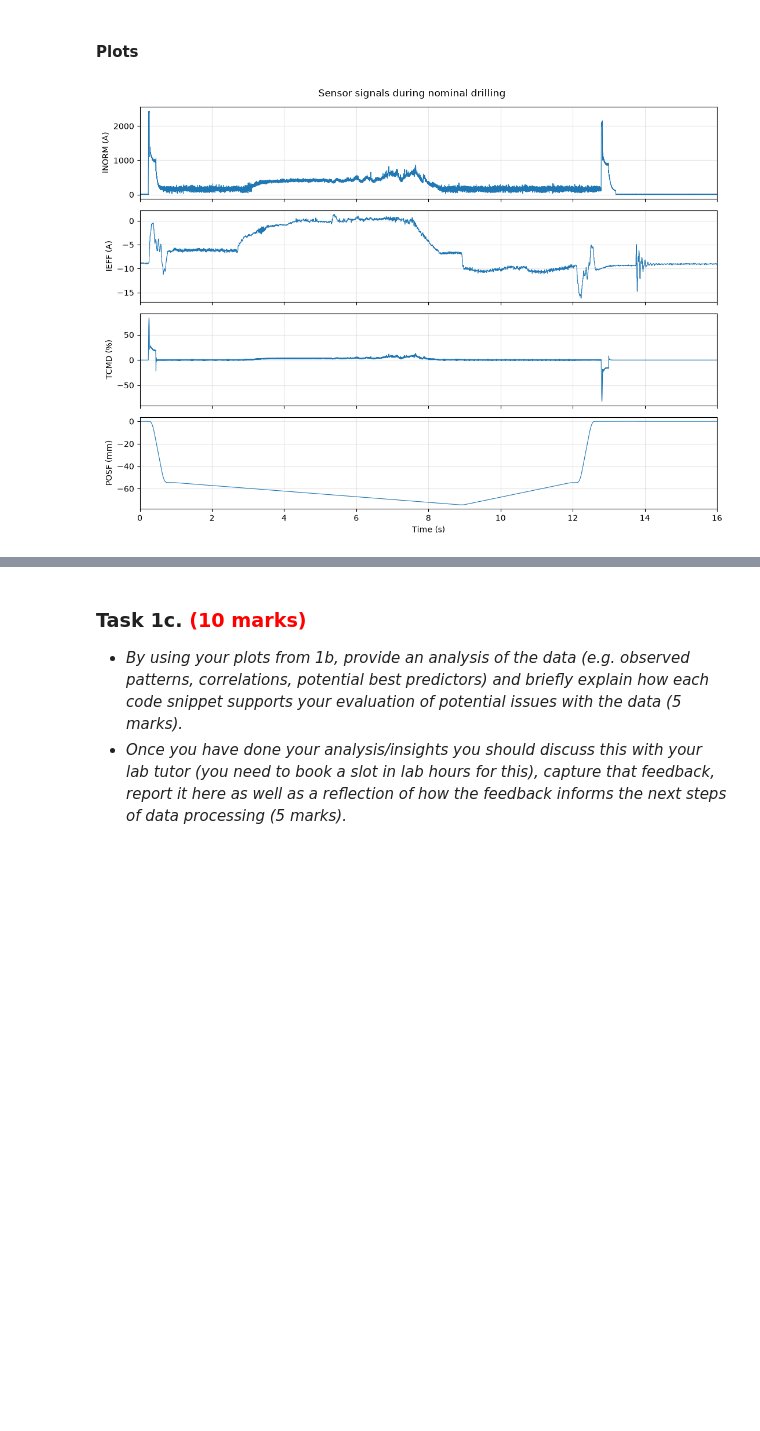
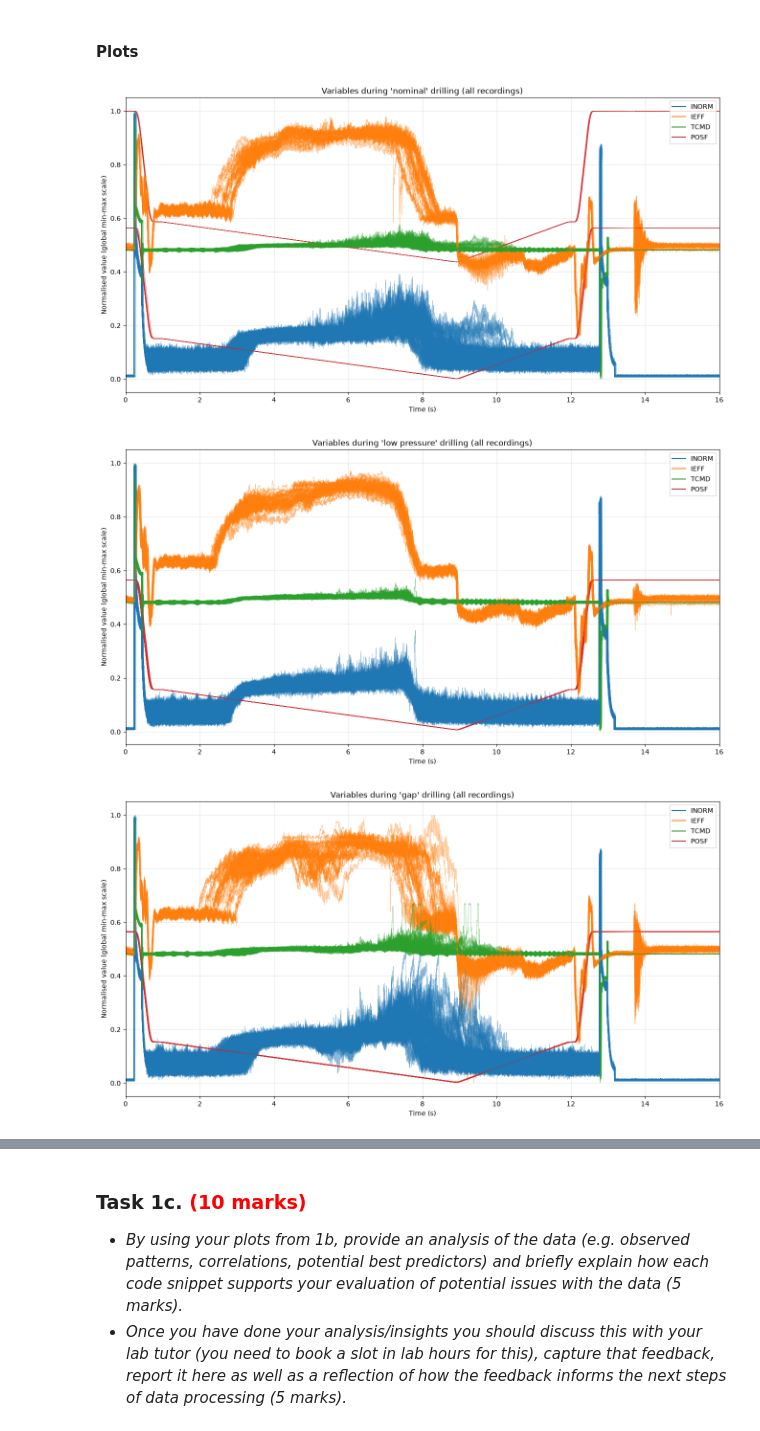
Before and after one commit to Eillcon/Machine-learning-case-study, a Jupyter notebook: 202627_MMME4125_cw_egyco3.ipynb, the cells around one changed output, grey strips where cells are left out. Drawn from its saved outputs; the diff is of its cells as text; code cells hidden in the pictures; blank space fills up the shorter version.

```diff
--- a/202627_MMME4125_cw_egyco3.ipynb
+++ b/202627_MMME4125_cw_egyco3.ipynb
@@ -244,32 +255,44 @@ $$
 The value of IR is low enough that it is considered a balanced dataset.
 # %% [markdown]
 #### Plots
-# %%
-
-# Select a recording from the AA4 nominal experiment
-file = next(
-    f for f in csv_files
-    if f.parent.name == conditions["Nominal"][1]
-)
-
-df = pd.read_csv(file, skiprows=[0, 1, 3])
-
-signals = ["INORM", "IEFF", "TCMD", "POSF"]
-units = ["A", "A", "%", "mm"]
-
-fig, axes = plt.subplots(4, 1, figsize=(11, 8), sharex=True)
-
-for ax, signal, unit in zip(axes, signals, units):
-    ax.plot(df["Time"] / 1000, df[signal], linewidth=0.8)
-
-    ax.set_ylabel(f"{signal} ({unit})")
-    ax.grid(alpha=0.3)
-
-axes[-1].set_xlabel("Time (s)")
-axes[-1].set_xlim(0, 16)
-
-fig.suptitle("Sensor signals during nominal drilling")
-plt.tight_layout()
-plt.show()
-# %% [output]
-[figure, removed]
+# %%
+variables = ["INORM", "IEFF", "TCMD", "POSF"]
+colours = ["C0", "C1", "C2", "C3"]
+
+# One global min/max per variable, across the retained EDA recordings.
+# These scales are for exploratory plots, NOT for fitting ML preprocessing.
+ranges = {variable: [float("inf"), float("-inf")] for variable in variables}
+for file in csv_files:
+    df = pd.read_csv(file, skiprows=[0, 1, 3])
+    for variable in variables:
+        ranges[variable][0] = min(ranges[variable][0], df[variable].min())
+        ranges[variable][1] = max(ranges[variable][1], df[variable].max())
+
+for condition, folders in conditions.items():
+    fig, ax = plt.subplots(figsize=(16, 8))
+    for folder in folders:
+        files = [f for f in csv_files if f.parent.name == folder]
+        for file in files:
+            df = pd.read_csv(file, skiprows=[0, 1, 3])
+            for variable, colour in zip(variables, colours):
+                minimum, maximum = ranges[variable]
+                if maximum == minimum:
+                    continue  # Cannot min-max scale a constant variable.
+                y = (df[variable] - minimum) / (maximum - minimum)
+                ax.plot(df["Time"] / 1000, y,
+                        color=colour, linewidth=0.6, alpha=0.5)
+
+    for variable, colour in zip(variables, colours):
+        ax.plot([], [], color=colour, linewidth=1.5, label=variable)
+
+    ax.set_xlabel("Time (s)")
+    ax.set_ylabel("Normalised value (global min-max scale)")
+    ax.set_title(f"Variables during '{condition.lower()}' drilling (all recordings)")
+    ax.set_xlim(0, 16)
+    ax.legend(loc="upper right")
+    ax.grid(alpha=0.3)
+    plt.show()
+# %% [output]
+[figure, added]
+[figure, added]
+[figure, added]
```
Also changed, not shown: parts of 15 cells of this notebook.
